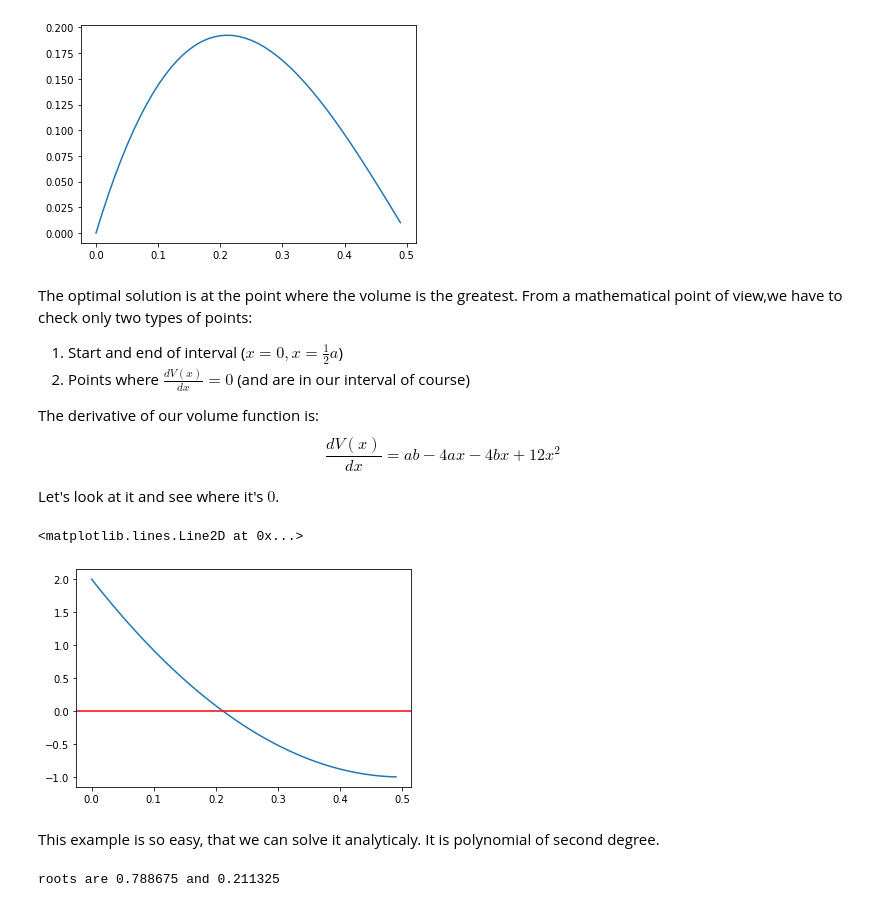
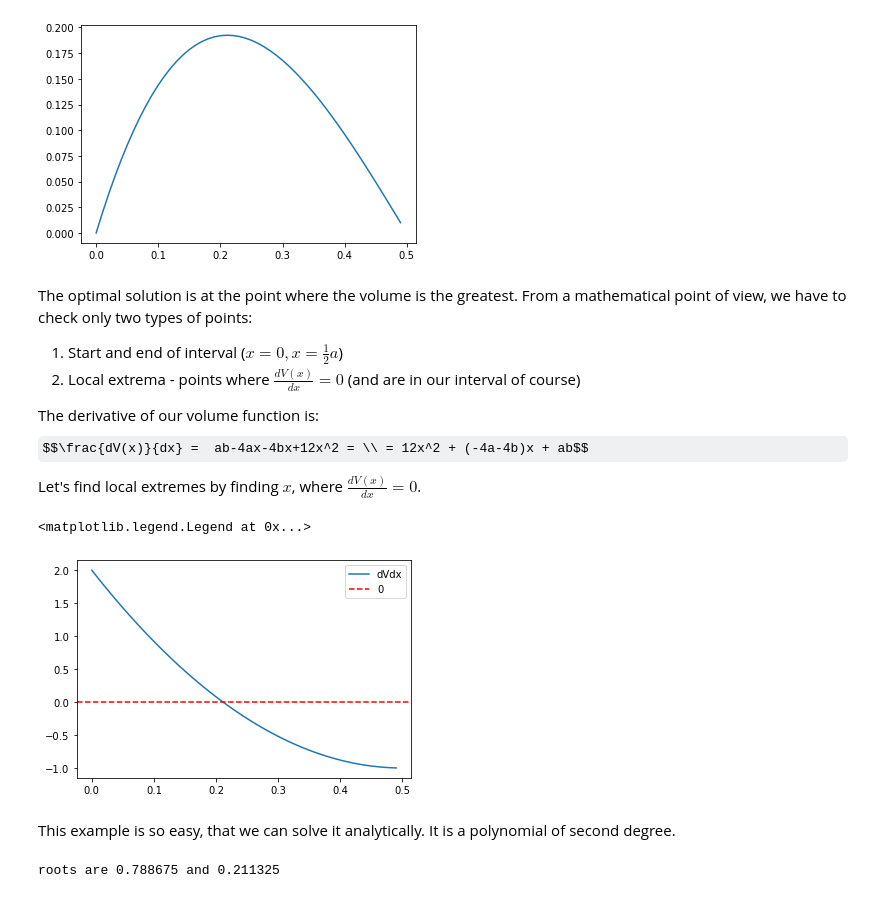
Before and after one commit to CVUT-FS-12110/Python-for-Scientific-Computations-and-Control, a Jupyter notebook: courses/E375004/cvxpy/boxes.ipynb, the cells around one changed output. Cells and saved outputs as stored; diff of their text form; code cells hidden in the pictures; some formulas as TeX source.

```diff
--- a/courses/E375004/cvxpy/boxes.ipynb
+++ b/courses/E375004/cvxpy/boxes.ipynb
@@ -17,32 +18,33 @@ Lets plot a volume function depending on *x* for the selected *a* and *b*.
 import matplotlib.pyplot as plt
 import numpy as np
 # %%
-a, b = 1., 2.
+wea, b = 1., 2.
 x = np.arange(0., a/2, 0.01)
-v = x * (a - 2*x) * (b - 2*x)
+v = x * (a - 2*x) * (b - 2*x)we
 plt.plot(x, v)
 # %% [output]
 [<matplotlib.lines.Line2D at 0x...>]
 [figure]
 # %% [markdown]
-The optimal solution is at the point where the volume is the greatest. From a mathematical point of view,we have to check only two types of points:
+The optimal solution is at the point where the volume is the greatest. From a mathematical point of view, we have to check only two types of points:
 
 1. Start and end of interval ($x=0, x=\frac{1}{2}a$)
-2. Points where $\frac{dV(x)}{dx} = 0$ (and are in our interval of course)
+2. Local extrema - points where $\frac{dV(x)}{dx} = 0$ (and are in our interval of course)
 
 The derivative of our volume function is:
-$$\frac{dV(x)}{dx} =  ab-4ax-4bx+12x^2$$
+$$\frac{dV(x)}{dx} =  ab-4ax-4bx+12x^2 = \\ = 12x^2 + (-4a-4b)x + ab$$
 
-Let's look at it and see where it's $0$.
+Let's find local extremes by finding $x$, where $\frac{dV(x)}{dx}=0$.
 # %%
 dv = a*b - 4*a*x - 4*b*x + 12*x*x
-plt.plot(x, dv)
-plt.axhline(0.0, color="r")
+plt.plot(x, dv, label="dVdx")
+plt.axhline(0.0, label="0", color="r", linestyle='dashed')
+plt.legend()
 # %% [output]
-<matplotlib.lines.Line2D at 0x...>
+<matplotlib.legend.Legend at 0x...>
-[figure, old version]
+[figure, new version]
 # %% [markdown]
-This example is so easy, that we can solve it analyticaly. It is polynomial of second degree.
+This example is so easy, that we can solve it analytically. It is a polynomial of second degree.
 # %%
 # coefficients of a polynomial
 poly_a = 12.
```
Also changed, not shown: parts of 3 cells of this notebook.
